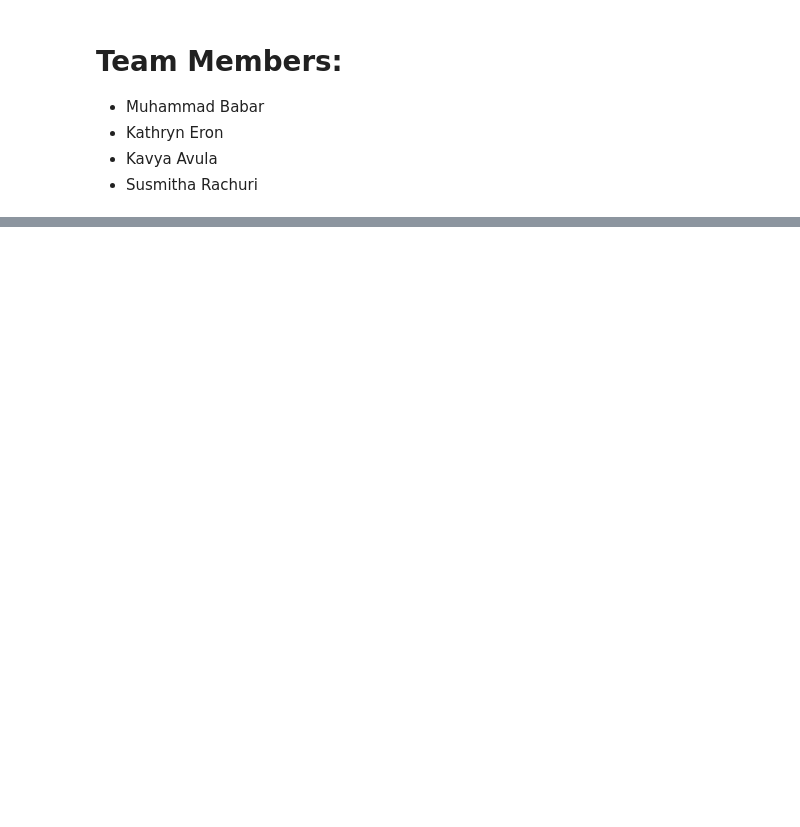
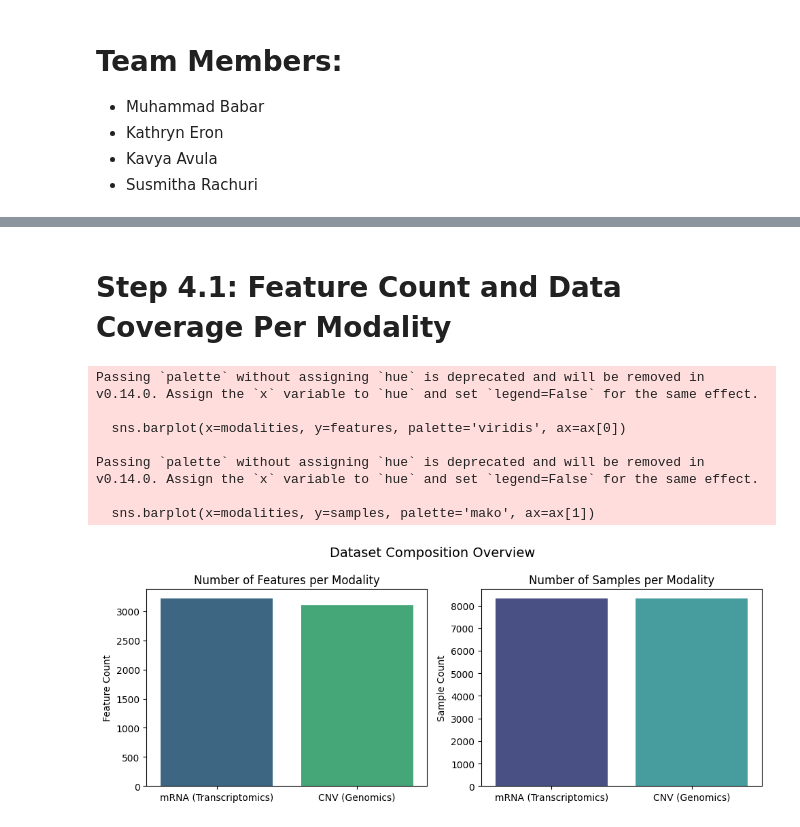
Before and after one commit to mbabar1100/CSCI5952GenerativeImputationOfMissingOmics, a Jupyter notebook: CSI5952_GenerativeImputationOfMissingOmics.ipynb, the cells around one changed output, grey strips where cells are left out. Drawn from its saved outputs; the diff is of its cells as text; code cells hidden in the pictures; blank space fills up the shorter version.

```diff
--- a/CSI5952_GenerativeImputationOfMissingOmics.ipynb
+++ b/CSI5952_GenerativeImputationOfMissingOmics.ipynb
@@ -1400,0 +73,17 @@ This project integrates and imputes multi-omics data from TCGA using both baseli
+# %%
+from google.colab import drive
+drive.mount('/content/drive')
+
+# Path
+base_path = "/content/drive/MyDrive/Cancer-Multi-Omics-Benchmark/Main_Dataset/Classification_datasets/Pan-cancer/Original"
+
+# Load data files
+mRNA = pd.read_csv(f"{base_path}/Pan-cancer_mRNA.csv", index_col=0)
+CNV = pd.read_csv(f"{base_path}/Pan-cancer_CNV.csv", index_col=0)
+labels_df = pd.read_csv(f"{base_path}/Pan-cancer_label_num.csv")
+
+print("Loaded data successfully")
+print("mRNA shape:", mRNA.shape)
+print("CNV shape:", CNV.shape)
+print("Labels shape:", labels_df.shape)
+print(labels_df.head())
@@ -1400,0 +188,32 @@ This project integrates and imputes multi-omics data from TCGA using both baseli
+# %% [markdown]
+# Step 4.1: Feature Count and Data Coverage Per Modality
+# %%
+# --- Visual summary of dataset dimensions ---
+modalities = ['mRNA (Transcriptomics)', 'CNV (Genomics)']
+features = [mRNA.shape[0], CNV.shape[0]]
+samples = [mRNA.shape[1], CNV.shape[1]]
+
+fig, ax = plt.subplots(1, 2, figsize=(10, 4))
+
+# Features per modality
+sns.barplot(x=modalities, y=features, palette='viridis', ax=ax[0])
+ax[0].set_title("Number of Features per Modality")
+ax[0].set_ylabel("Feature Count")
+
+# Samples per modality
+sns.barplot(x=modalities, y=samples, palette='mako', ax=ax[1])
+ax[1].set_title("Number of Samples per Modality")
+ax[1].set_ylabel("Sample Count")
+
+plt.suptitle("Dataset Composition Overview", fontsize=14)
+plt.tight_layout()
+plt.show()
+# %% [output]
+Passing `palette` without assigning `hue` is deprecated and will be removed in v0.14.0. Assign the `x` variable to `hue` and set `legend=False` for the same effect.
+
+  sns.barplot(x=modalities, y=features, palette='viridis', ax=ax[0])
+
+Passing `palette` without assigning `hue` is deprecated and will be removed in v0.14.0. Assign the `x` variable to `hue` and set `legend=False` for the same effect.
+
+  sns.barplot(x=modalities, y=samples, palette='mako', ax=ax[1])
+[figure, added]
```
Also changed, not shown: parts of 99 cells of this notebook.
